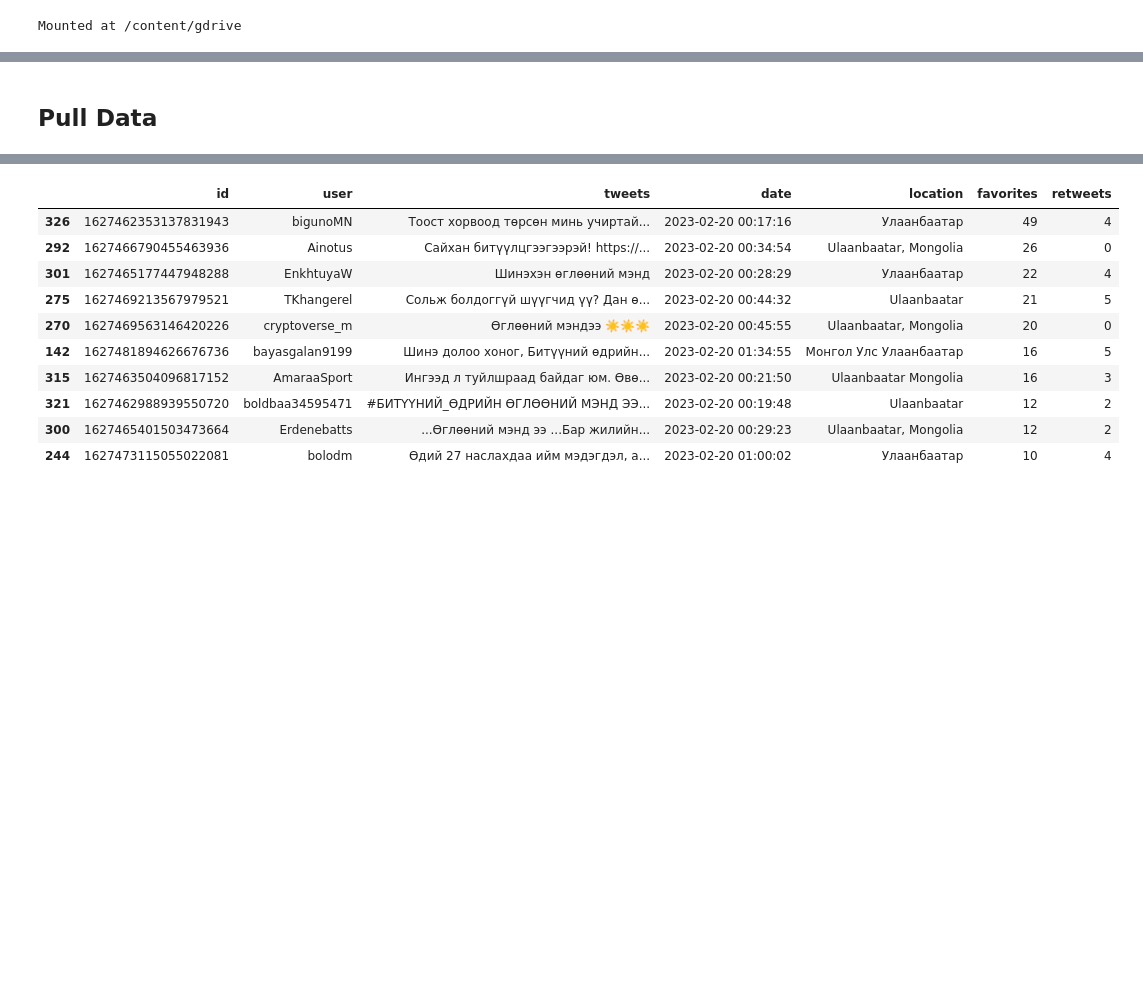
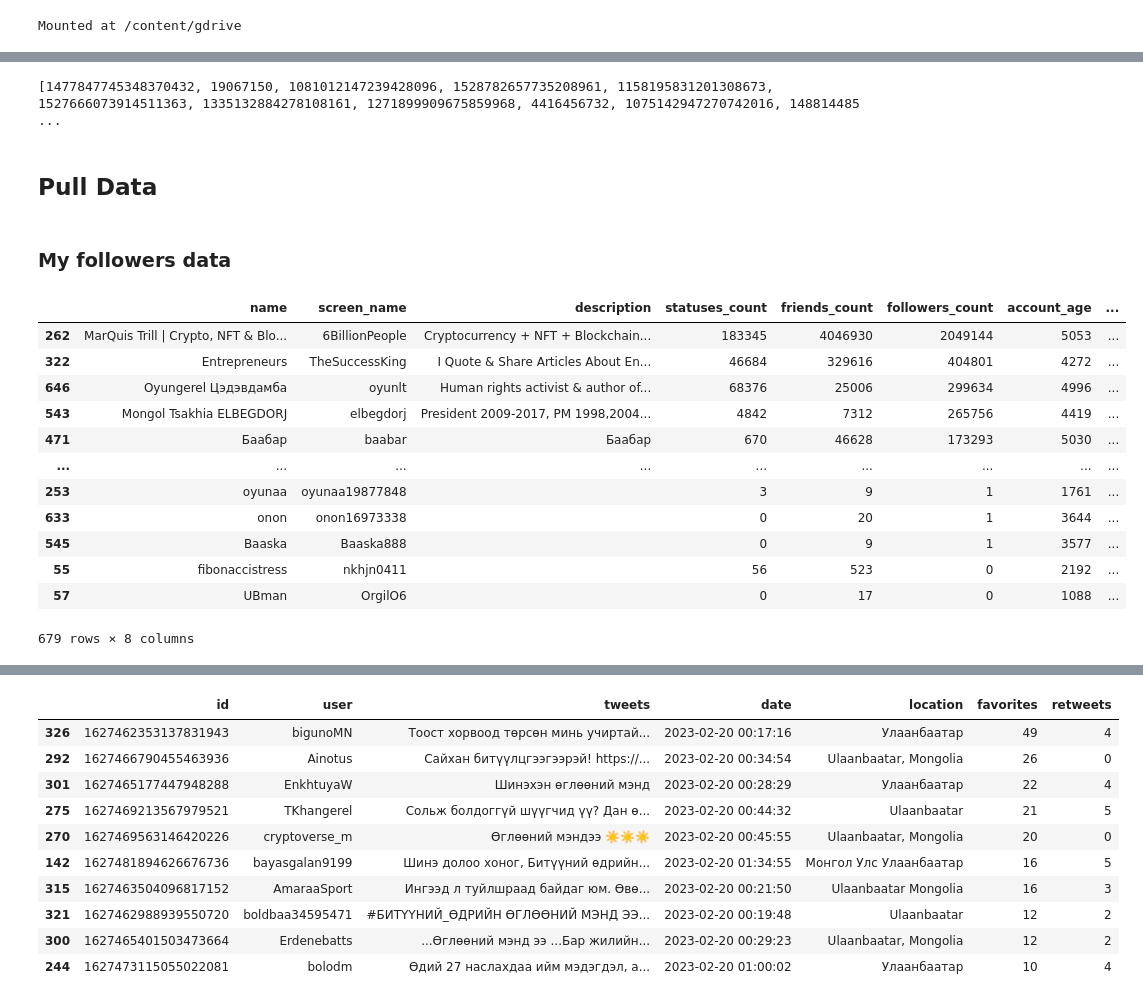
Before and after one commit to byambaa1982/mongol_tweets, a Jupyter notebook: tweets.ipynb, the cells around one changed output, grey strips where cells are left out. Saved outputs shown, nothing was run; the diff lists cells and outputs as text; code cells hidden in the pictures; blank space fills up the shorter version.

```diff
--- a/tweets.ipynb
+++ b/tweets.ipynb
@@ -164,5 +162,33 @@ def display_full(tweets):
   pd.set_option('display.max_colwidth', None)
 
   display(tweets)
+# %%
+# Get Followers ids
+username = "enkhbatbyambats"  # Replace with the username you want to get the followers for
+user = api.get_user(username)
+user_id = user.id_str
+
+# Get the user IDs for all the followers of the given user
+follower_ids = []
+for follower_id in tweepy.Cursor(api.followers_ids, user_id=user_id).items():
+    follower_ids.append(follower_id)
+
+# Print the follower IDs
+# print(follower_ids)
+# %%
+# Get the user ID for the given Twitter username
+username = "enkhbatbyambats"  # Replace with the username you want to get the followees for
+user = api.get_user(username)
+user_id = user.id_str
+
+# Get the user IDs for all the accounts that the given user is following
+followee_ids = []
+for followee_id in tweepy.Cursor(api.friends_ids, user_id=user_id).items():
+    followee_ids.append(followee_id)
+
+# Print the followee IDs
+print(followee_ids)
+# %% [output]
+[1477847745348370432, 19067150, 1081012147239428096, 1528782657735208961, 1158195831201308673, 1527666073914511363, 1335132884278108161, 1271899909675859968, 4416456732, 1075142947270742016, 148814485 ...
 # %% [markdown]
 ## Pull Data
@@ -168,0 +197,20 @@ def display_full(tweets):
+# %% [markdown]
+### My followers data
+# %%
+my_followers=desc_users(follower_ids)
+my_followers=my_followers.sort_values("followers_count", ascending=False)
+display(my_followers)
+# %% [output]
+|  | name | screen_name | description | statuses_count | friends_count | followers_count | account_age | ... |
+| 262 | MarQuis Trill | Crypto, NFT & Blo... | 6BillionPeople | Cryptocurrency + NFT + Blockchain... | 183345 | 4046930 | 2049144 | 5053 | ... |
+| 322 | Entrepreneurs | TheSuccessKing | I Quote & Share Articles About En... | 46684 | 329616 | 404801 | 4272 | ... |
+| 646 | Oyungerel Цэдэвдамба | oyunlt | Human rights activist & author of... | 68376 | 25006 | 299634 | 4996 | ... |
+| 543 | Mongol Tsakhia ELBEGDORJ | elbegdorj | President 2009-2017, PM 1998,2004... | 4842 | 7312 | 265756 | 4419 | ... |
+| 471 | Баабар | baabar | Баабар | 670 | 46628 | 173293 | 5030 | ... |
+| ... | ... | ... | ... | ... | ... | ... | ... | ... |
+| 253 | oyunaa | oyunaa19877848 |  | 3 | 9 | 1 | 1761 | ... |
+| 633 | onon | onon16973338 |  | 0 | 20 | 1 | 3644 | ... |
+| 545 | Baaska | Baaska888 |  | 0 | 9 | 1 | 3577 | ... |
+| 55 | fibonaccistress | nkhjn0411 |  | 56 | 523 | 0 | 2192 | ... |
+| 57 | UBman | OrgilO6 |  | 0 | 17 | 0 | 1088 | ... |
+679 rows × 8 columns
```
Also changed, not shown: parts of 20 cells of this notebook.
